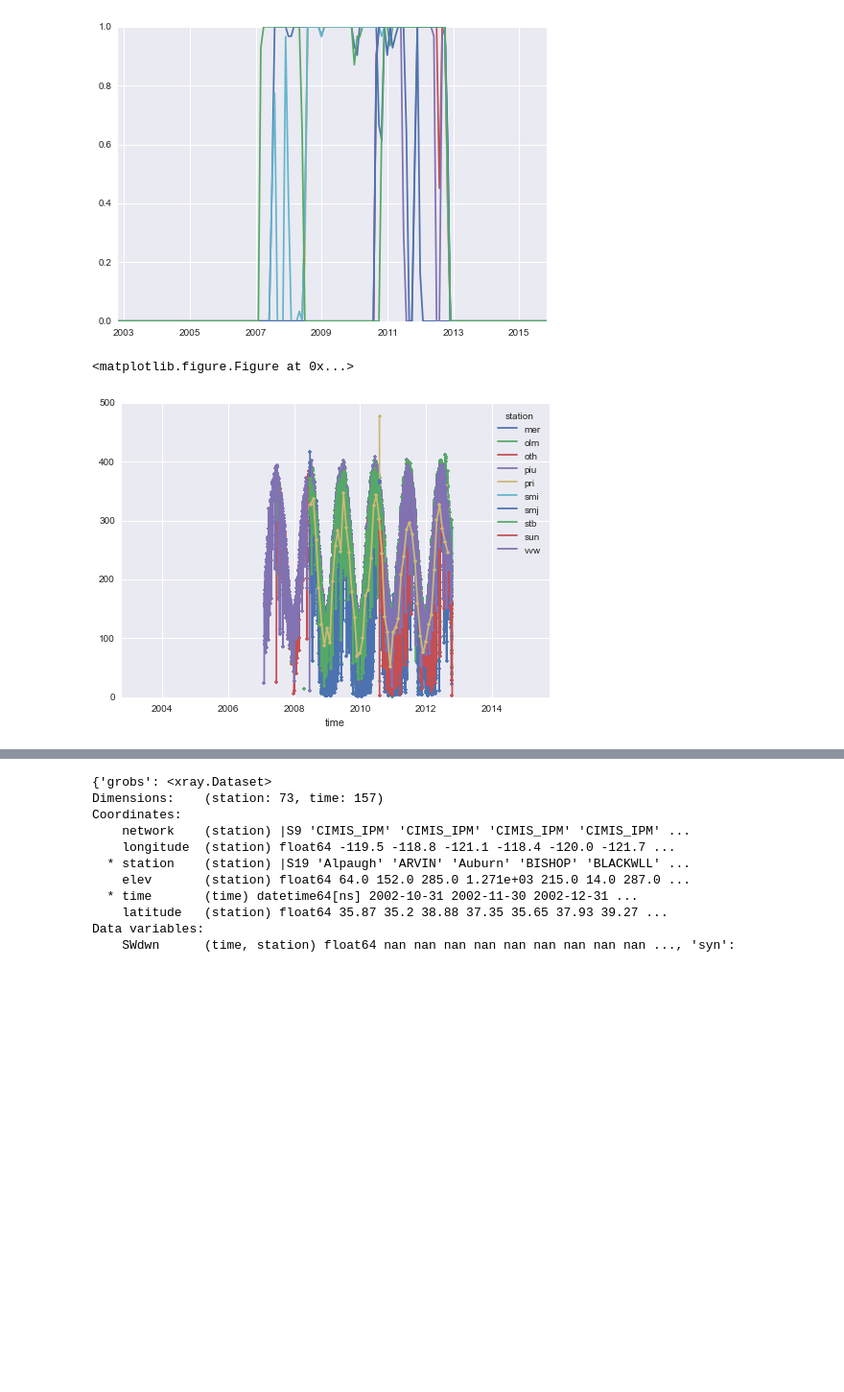
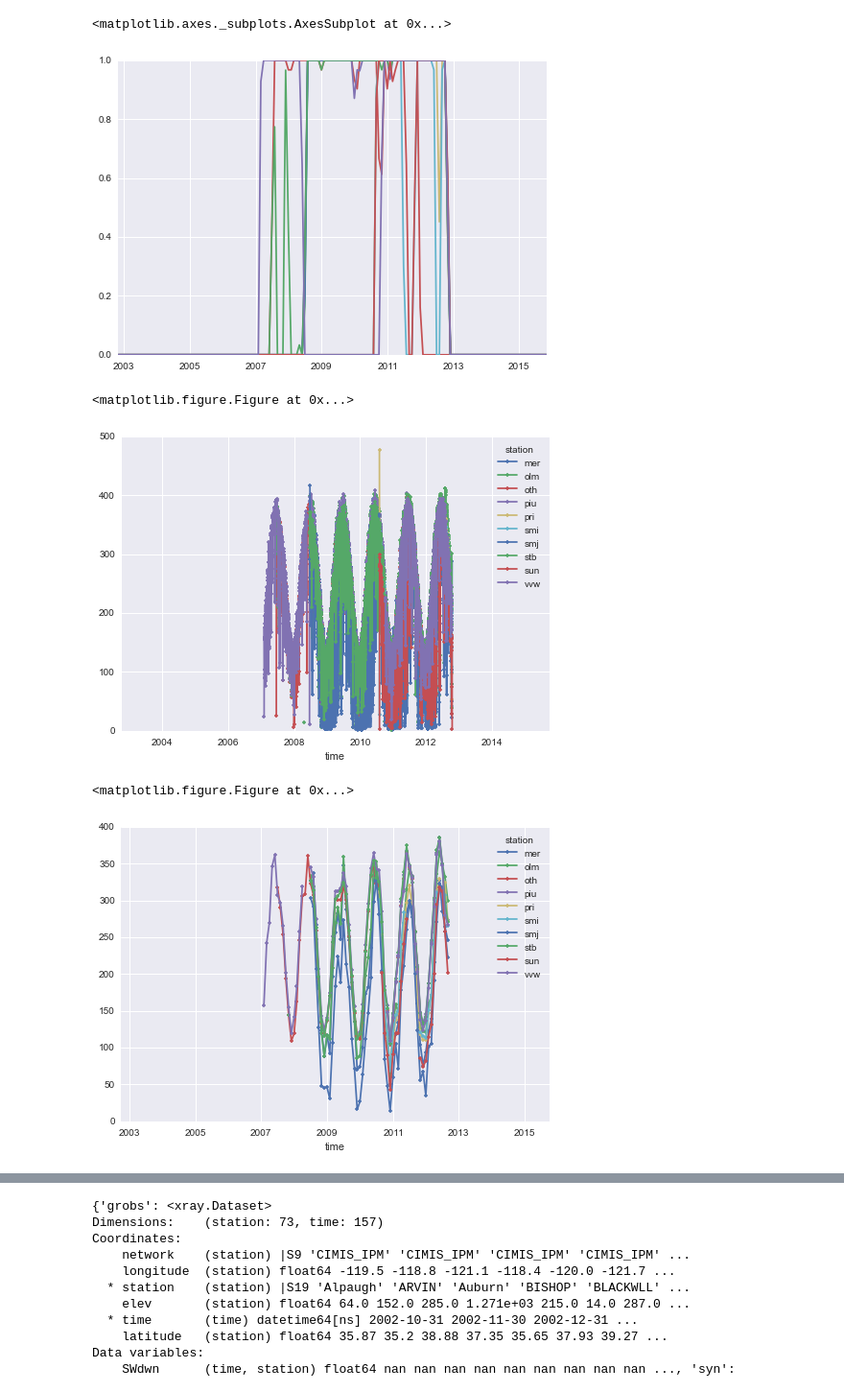
Before and after one commit to klapo/CalRad, a Jupyter notebook: CC.CA.StatisticsMaps.Master.ipynb, the cells around one changed output, grey strips where cells are left out. Shown at 96% size. Saved outputs shown, nothing was run; the diff lists cells and outputs as text; code cells hidden in the pictures; blank space fills up the shorter version.

```diff
--- a/CC.CA.StatisticsMaps.Master.ipynb
+++ b/CC.CA.StatisticsMaps.Master.ipynb
@@ -211,28 +211,31 @@ else:
 # %%
 ## Protoyping code for removing months with too little data (more than 10% gaps)
 os.chdir(dir_data+dir_grobs)
 grobs = xray.open_dataset('CA.grobs_combined.daily.xray.nc')
 grobs_day = grobs.resample(freq='D', dim='time', how='mean')
 grobs_day.SWdwn.values[grobs_day.SWdwn.values == 0] = np.nan
 numdays_permonth = (~np.isnan(grobs_day['SWdwn'])).resample(freq='M', dim='time', how='mean')
 grobs_month = grobs_day.resample(freq='M', dim='time', how='mean')
 grobs_month.SWdwn.values[numdays_permonth.values < .9] = np.nan
 
 plt.figure()
-plt.plot(numdays_permonth.time,numdays_permonth.values[:,105:113])
+plt.plot(numdays_permonth.time,numdays_permonth.values[:,-10:])
 
 plt.figure()
 grobs_day.SWdwn[:,-10:].to_pandas().plot(marker='.')
 plt.figure()
-grobs_month.SWdwn[:,-10].to_pandas().plot(marker='.')
+grobs_month.SWdwn[:,-10:].to_pandas().plot(marker='.')
 
 ## Save new monthly observed value xray structure
-grobs_day.to_netcdf('CA.grobs.irrad.daily.nc')
-grobs_month.to_netcdf('CA.grobs.irrad.monthly.nc')
+# grobs_day.to_netcdf('CA.grobs.irrad.daily.nc')
+# grobs_month.to_netcdf('CA.grobs.irrad.monthly.nc')
 # %% [output]
+<matplotlib.axes._subplots.AxesSubplot at 0x...>
-[figure, old version]
+[figure, new version]
-<matplotlib.figure.Figure at 0x...>
+<matplotlib.figure.Figure at 0x...>
-[figure, old version]
+[figure, new version]
+<matplotlib.figure.Figure at 0x...>
+[figure, added]
 # %%
 ## Prototyping code for removing coastal stations outside domain
 # Bounding box - ragged domain
```
Also changed, not shown: parts of 4 cells of this notebook, 1 other file.
